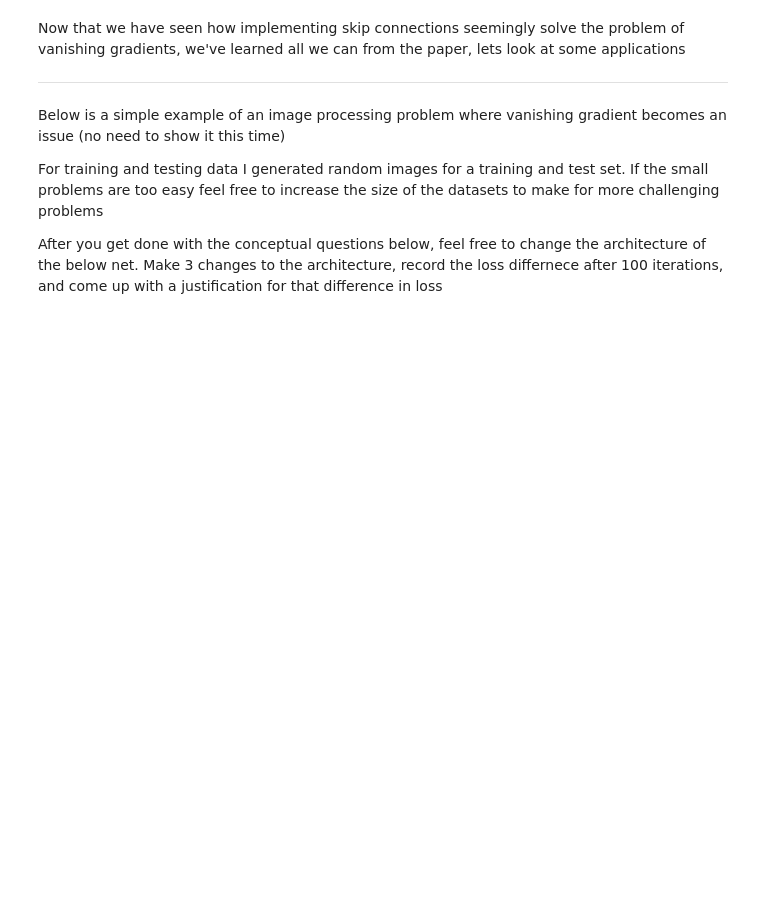
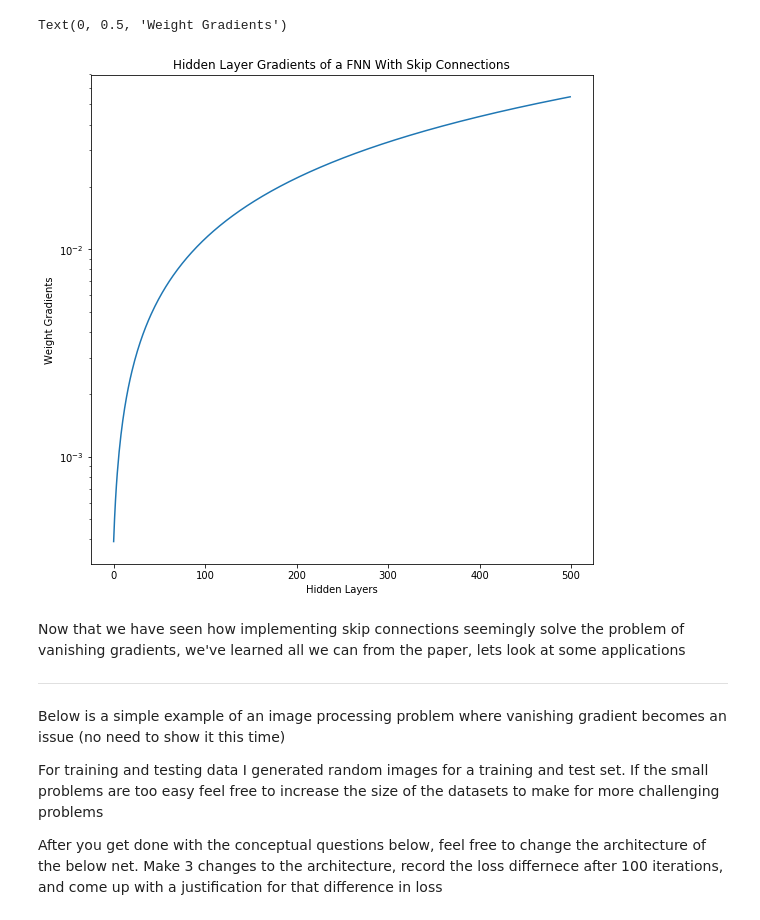
Before and after one commit to frigusgulo/Week_4_RESNET, a Jupyter notebook: resent.ipynb, the cells around one changed output. Drawn from its saved outputs; the diff is of its cells as text; code cells hidden in the pictures; blank space fills up the shorter version.

```diff
--- a/resent.ipynb
+++ b/resent.ipynb
@@ -68,3 +79,63 @@ print([w_.grad for w_ in w_list])
+# %%
+# Store the feed-forward steps
+w_list = []
+z_list = []
+a_list = []
+
+# Make up some data
+z_obs = torch.randn((1,))
+# Initial value
+x = torch.randn((1,),requires_grad=True)
+z_prev = x
+# Loop over a number of hidden layers
+for i in range(1,n+1):
+    # New weight
+    w_i = torch.tensor([1.],requires_grad=True)
+
+    # Linear transform
+    a_i = w_i*z_prev
+
+    # Activation
+    zprime_i = activation(a_i)
+
+    # TODO: replace the line below with one that would add a skip connection
+
+    # use the .add(tensor) method
+
+    # think about how we would skip multiple layers using MULTIPLE skip lengths in this instance (hint, use branching and the modulus operator)
+
+    # We found the results to be VERY non-linear
+
+    z_i = zprime_i
+
+    # Store forward model stuff
+    w_list.append(w_i)
+    z_list.append(z_prev)
+    # output of layer i becomes input for layer i+1
+    z_prev = z_i
+
+# Objective function
+L = torch.sqrt((z_i - z_obs)**2)
+
+# Reverse-mode AD
+L.backward()
+
+# Print each weight's gradient
+w_grad = []
+
+#w_list.reverse()
+for i in range(len(w_list)):
+    grad = torch.abs(w_list[i].grad).tolist()[0]
+    w_grad.append(grad)
+
+#w_grad = sp.savgol_filter(w_grad,5,3)
+plt.semilogy(w_grad)
+plt.title('Hidden Layer Gradients of a FNN With Skip Connections')
+plt.xlabel('Hidden Layers')
+plt.ylabel('Weight Gradients')
+# %% [output]
+Text(0, 0.5, 'Weight Gradients')
+[figure, added]
 # %% [markdown]
 Now that we have seen how implementing skip connections seemingly solve the problem of vanishing gradients, we've learned all we can from the paper, lets look at some applications
 
```
Also changed, not shown: parts of 5 cells of this notebook.
